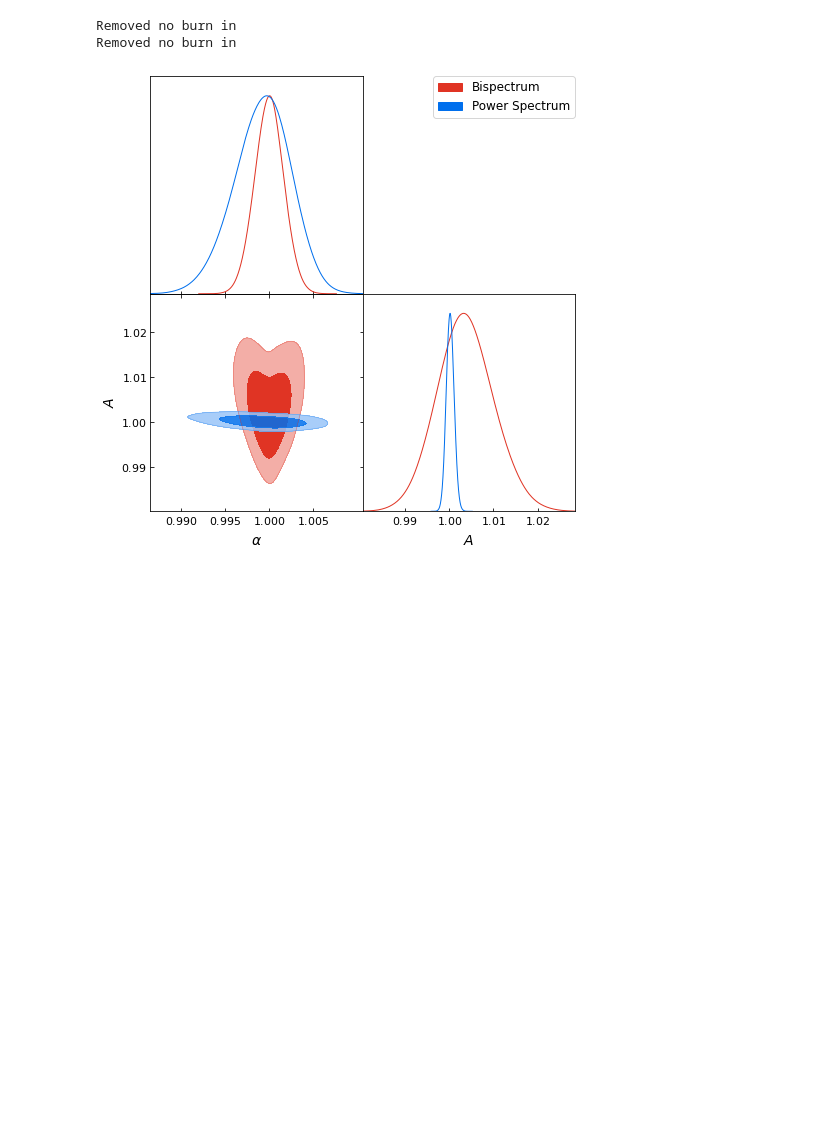
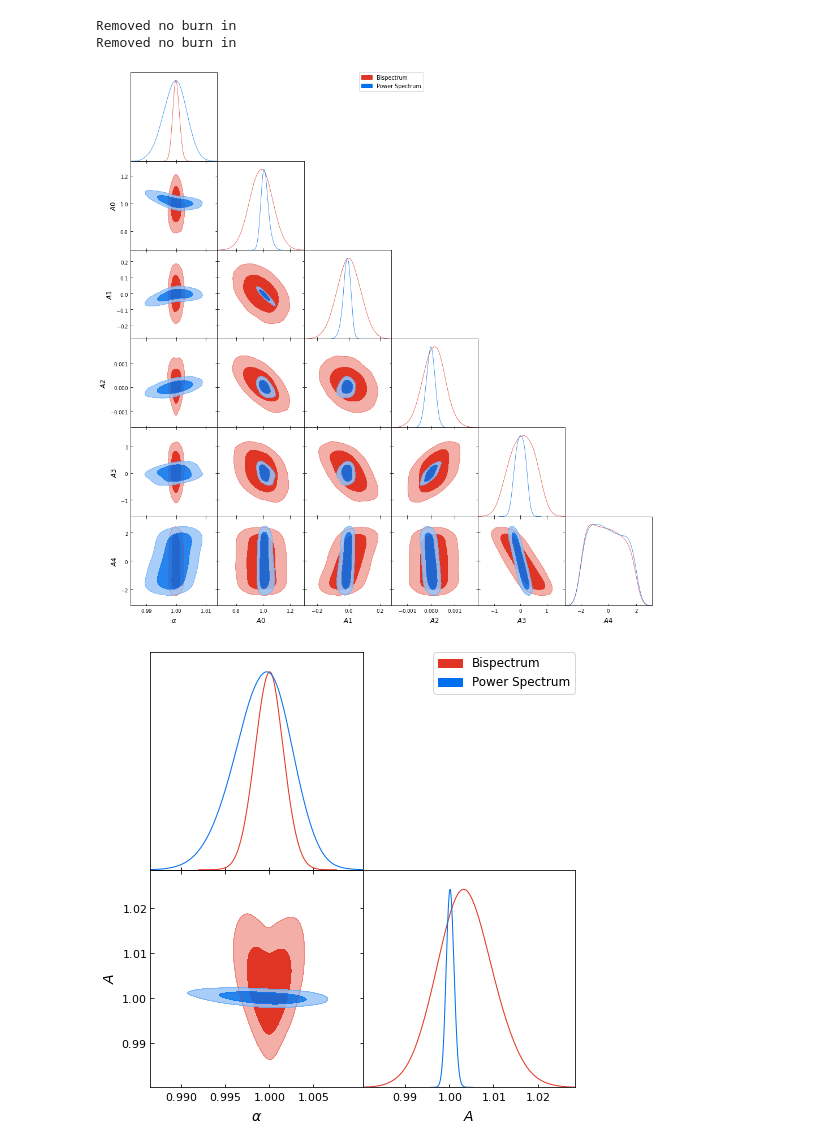
Before and after one commit to mehdirezaie/bispectrum, a Jupyter notebook: alpha_1D.ipynb, the cells around one changed output. Cells and saved outputs as stored; diff of their text form; code cells hidden in the pictures; blank space fills up the shorter version.

```diff
--- a/alpha_1D.ipynb
+++ b/alpha_1D.ipynb
@@ -55,11 +69,18 @@ plt.ylabel(r'$\sigma (\alpha)$')
 Text(0, 0.5, '$\\sigma (\\alpha)$')
 [figure]
 # %%
-mcmc_bk = load('/mnt/data1/BispectrumGLAM/output/glam_bk_ht_1_mcmc_kmax0.085.npz', 'Bispectrum')
-mcmc_pk = load('/mnt/data1/BispectrumGLAM/output/glam_pk_ht_1_mcmc_kmax0.085.npz')
+mcmc_bk = load('/mnt/data1/BispectrumGLAM/output/glam_bk_ht_1_mcmc_kmax0.095_v2.npz', 'Bispectrum')
+mcmc_pk = load('/mnt/data1/BispectrumGLAM/output/glam_pk_ht_1_mcmc_kmax0.095_v2.npz')
 # %% [output]
 Removed no burn in
 Removed no burn in
+# %%
+# Triangle plot
+g = plots.get_subplot_plotter(width_inch=14)
+g.triangle_plot([mcmc_bk, mcmc_pk], filled=True)
+plt.savefig('mcmc_poly.png', dpi=300, bbox_inches='tight')
+# %% [output]
+[figure, added]
 # %%
 # Triangle plot
 g = plots.get_subplot_plotter(width_inch=7)
```
Also changed, not shown: parts of 6 cells of this notebook, 3 other files.
